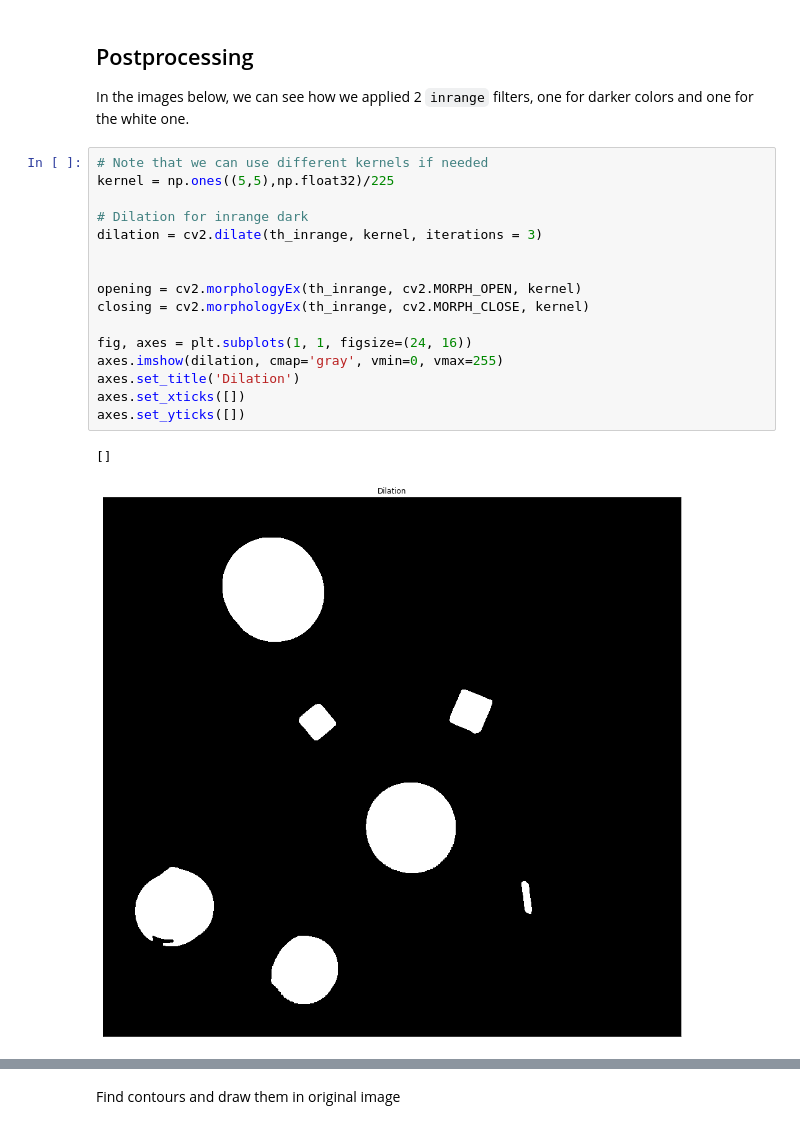
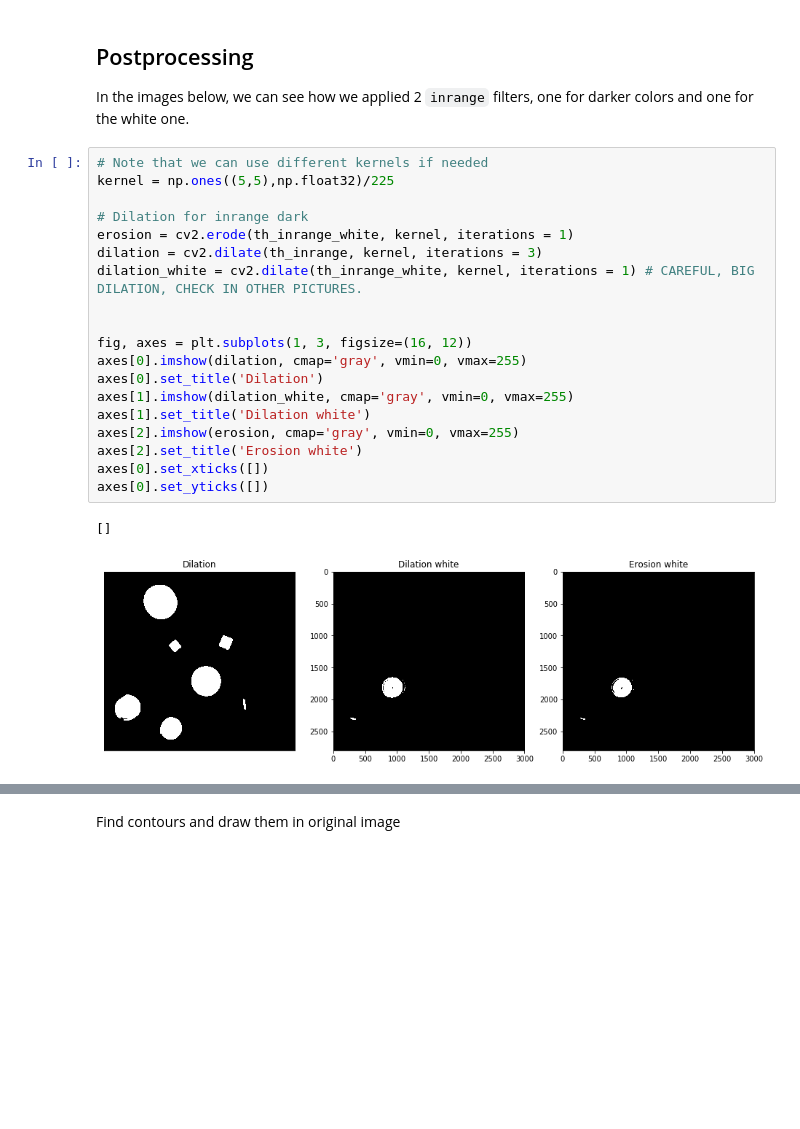
Before and after one commit to betegon/Artificial-Vision-guide, a Jupyter notebook: 8_Final_project.ipynb, the cells around one changed output, grey strips where cells are left out. Cells and saved outputs as stored; diff of their text form; blank space fills up the shorter version.

```diff
--- a/8_Final_project.ipynb
+++ b/8_Final_project.ipynb
@@ -99,19 +107,22 @@ In the images below, we can see how we applied 2 `inrange` filters, one for dark
 # %%
 # Note that we can use different kernels if needed
 kernel = np.ones((5,5),np.float32)/225
 
 # Dilation for inrange dark
+erosion = cv2.erode(th_inrange_white, kernel, iterations = 1)
 dilation = cv2.dilate(th_inrange, kernel, iterations = 3)
+dilation_white = cv2.dilate(th_inrange_white, kernel, iterations = 1) # CAREFUL, BIG DILATION, CHECK IN OTHER PICTURES.
 
 
-opening = cv2.morphologyEx(th_inrange, cv2.MORPH_OPEN, kernel)
-closing = cv2.morphologyEx(th_inrange, cv2.MORPH_CLOSE, kernel)
-
-fig, axes = plt.subplots(1, 1, figsize=(24, 16))
-axes.imshow(dilation, cmap='gray', vmin=0, vmax=255)
-axes.set_title('Dilation')
-axes.set_xticks([])
-axes.set_yticks([])
+fig, axes = plt.subplots(1, 3, figsize=(16, 12))
+axes[0].imshow(dilation, cmap='gray', vmin=0, vmax=255)
+axes[0].set_title('Dilation')
+axes[1].imshow(dilation_white, cmap='gray', vmin=0, vmax=255)
+axes[1].set_title('Dilation white')
+axes[2].imshow(erosion, cmap='gray', vmin=0, vmax=255)
+axes[2].set_title('Erosion white')
+axes[0].set_xticks([])
+axes[0].set_yticks([])
 # %% [output]
 []
-[figure, old version]
+[figure, new version]
```
Also changed, not shown: parts of 6 cells of this notebook.
